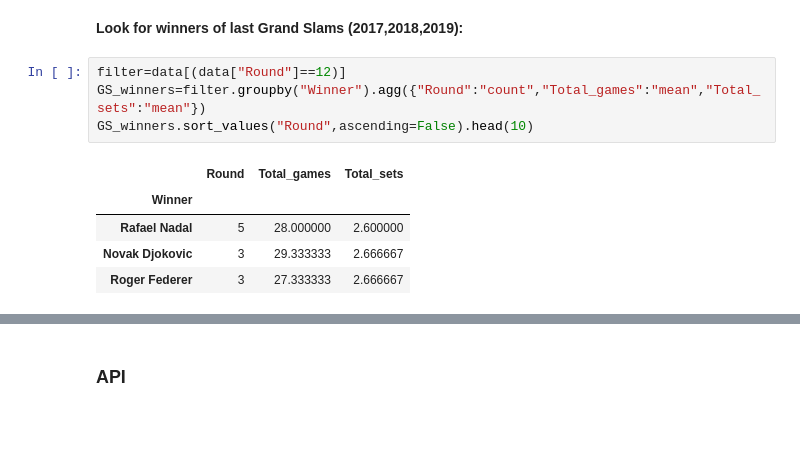
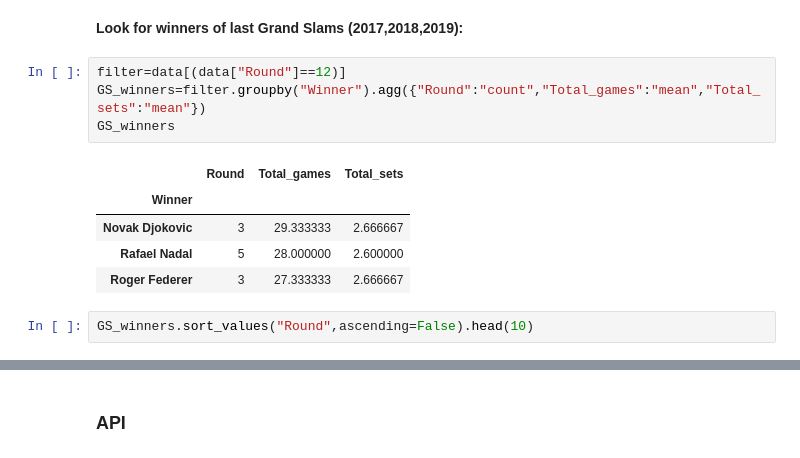
Before and after one commit to Macarena18/Data-Analysis-Pipeline, a Jupyter notebook: Cleaning.ipynb, the cells around one changed output, grey strips where cells are left out. Saved outputs shown, nothing was run; the diff lists cells and outputs as text; blank space fills up the shorter version.

```diff
--- a/Cleaning.ipynb
+++ b/Cleaning.ipynb
@@ -164,10 +164,12 @@ data_analysis.to_csv("src/atp_clean.csv")
 # %%
 filter=data[(data["Round"]==12)]
 GS_winners=filter.groupby("Winner").agg({"Round":"count","Total_games":"mean","Total_sets":"mean"})
-GS_winners.sort_values("Round",ascending=False).head(10)
+GS_winners
 # %% [output]
 |  | Round | Total_games | Total_sets |
 | Winner |  |  |  |
+| Novak Djokovic | 3 | 29.333333 | 2.666667 |
 | Rafael Nadal | 5 | 28.000000 | 2.600000 |
-| Novak Djokovic | 3 | 29.333333 | 2.666667 |
 | Roger Federer | 3 | 27.333333 | 2.666667 |
+# %%
+GS_winners.sort_values("Round",ascending=False).head(10)
```
Also changed, not shown: parts of 1 cell of this notebook, 1 other file.
